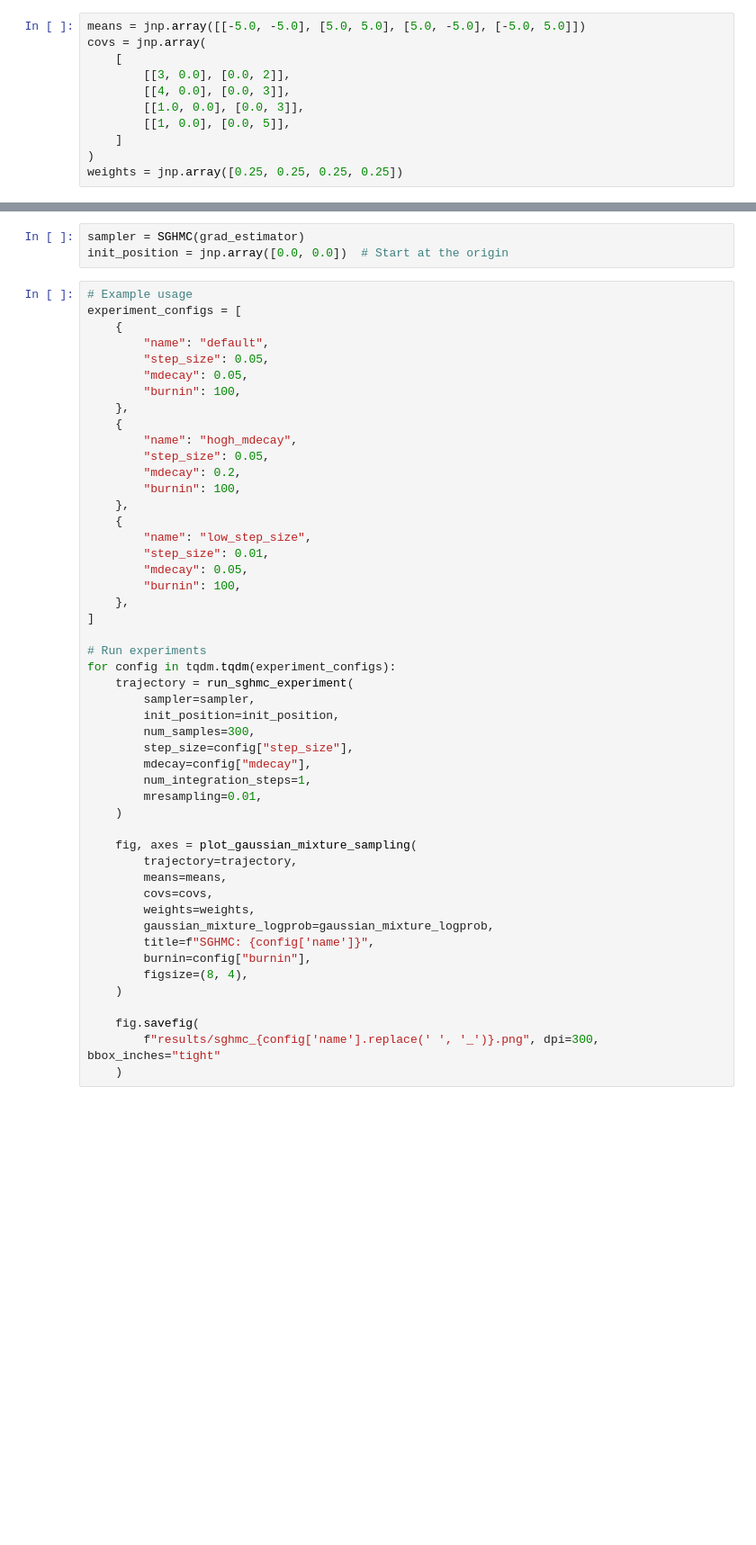
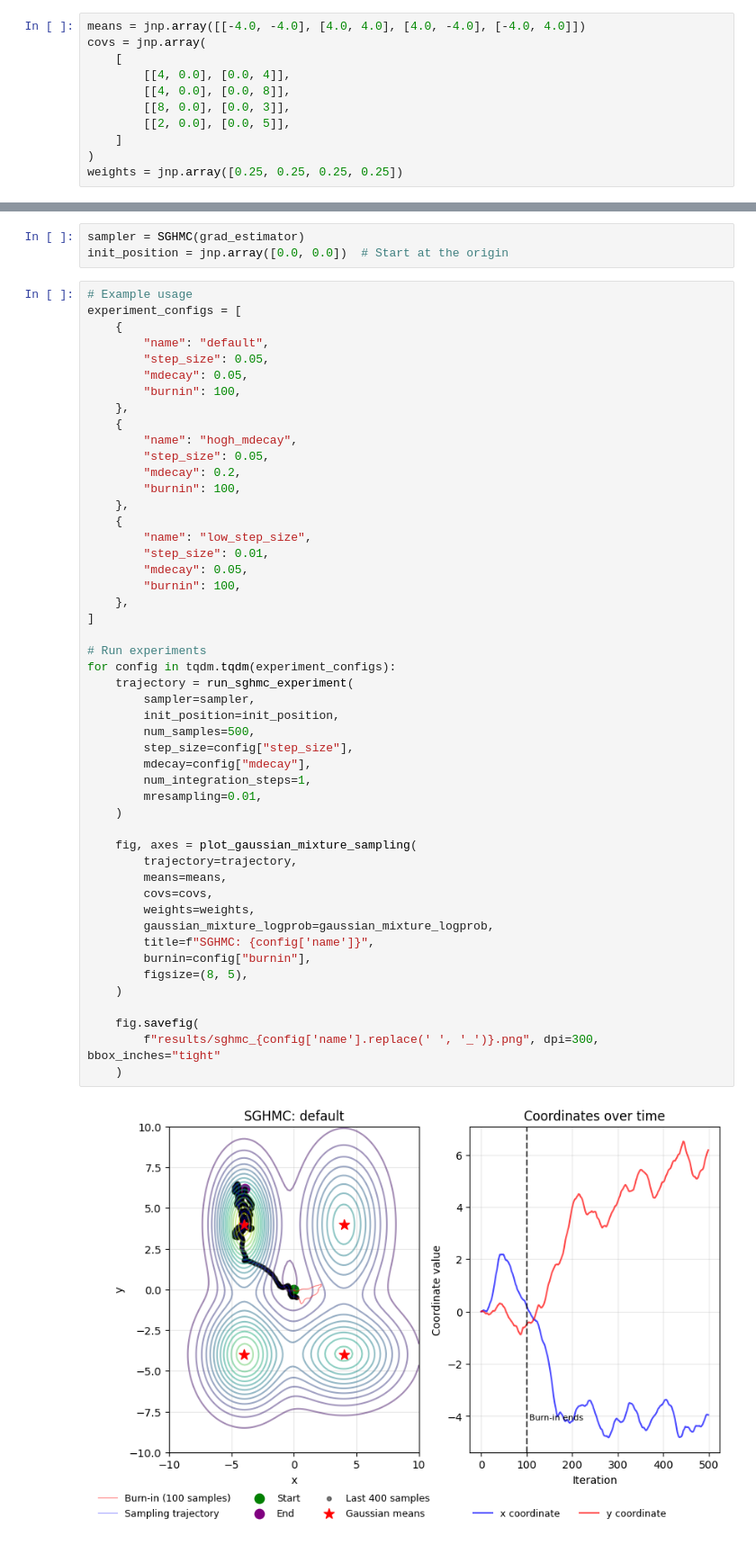
Before and after one commit to mo374z/enhancing-sgmcmc, a Jupyter notebook: enhancing_sgmcmc/notebooks/sgmcmc_test.ipynb, the cells around one changed output, grey strips where cells are left out. Shown at 90% size. Cells and saved outputs as stored; diff of their text form; blank space fills up the shorter version.

Commit message:
improve plotting

```diff
--- a/enhancing_sgmcmc/notebooks/sgmcmc_test.ipynb
+++ b/enhancing_sgmcmc/notebooks/sgmcmc_test.ipynb
@@ -21,13 +21,13 @@ os.chdir("../..")
 # %% [markdown]
 ### Setup
 # %%
-means = jnp.array([[-5.0, -5.0], [5.0, 5.0], [5.0, -5.0], [-5.0, 5.0]])
+means = jnp.array([[-4.0, -4.0], [4.0, 4.0], [4.0, -4.0], [-4.0, 4.0]])
 covs = jnp.array(
     [
-        [[3, 0.0], [0.0, 2]],
-        [[4, 0.0], [0.0, 3]],
-        [[1.0, 0.0], [0.0, 3]],
-        [[1, 0.0], [0.0, 5]],
+        [[4, 0.0], [0.0, 4]],
+        [[4, 0.0], [0.0, 8]],
+        [[8, 0.0], [0.0, 3]],
+        [[2, 0.0], [0.0, 5]],
     ]
 )
 weights = jnp.array([0.25, 0.25, 0.25, 0.25])
@@ -60,32 +60,34 @@ experiment_configs = [
         "step_size": 0.01,
         "mdecay": 0.05,
         "burnin": 100,
     },
 ]
 
 # Run experiments
 for config in tqdm.tqdm(experiment_configs):
     trajectory = run_sghmc_experiment(
         sampler=sampler,
         init_position=init_position,
-        num_samples=300,
+        num_samples=500,
         step_size=config["step_size"],
         mdecay=config["mdecay"],
         num_integration_steps=1,
         mresampling=0.01,
     )
 
     fig, axes = plot_gaussian_mixture_sampling(
         trajectory=trajectory,
         means=means,
         covs=covs,
         weights=weights,
         gaussian_mixture_logprob=gaussian_mixture_logprob,
         title=f"SGHMC: {config['name']}",
         burnin=config["burnin"],
-        figsize=(8, 4),
+        figsize=(8, 5),
     )
 
     fig.savefig(
         f"results/sghmc_{config['name'].replace(' ', '_')}.png", dpi=300, bbox_inches="tight"
     )
+# %% [output]
+[figure, added]
```
Also changed, not shown: parts of 1 cell of this notebook, 1 other file.
